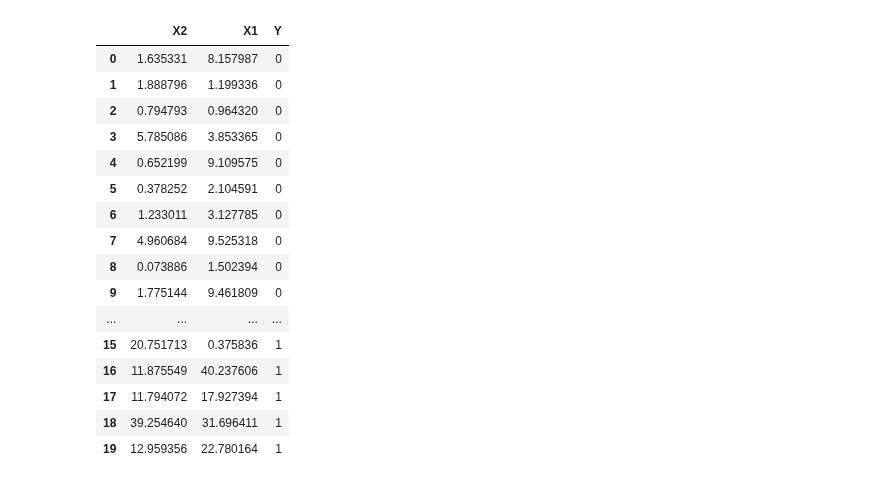
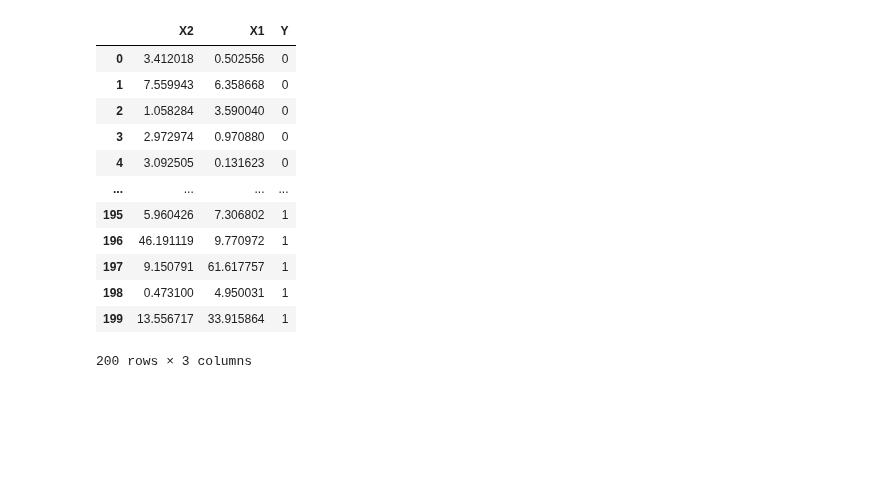
Before and after one commit to alaricespina/Thesis-Repository, a Jupyter notebook: Manual Creation/DeeperANN.ipynb, the cells around one changed output. Cells and saved outputs as stored; diff of their text form; code cells hidden in the pictures; blank space fills up the shorter version.

```diff
--- a/Manual Creation/DeeperANN.ipynb
+++ b/Manual Creation/DeeperANN.ipynb
@@ -5,35 +5,31 @@ import pandas as pd
 # %%
 LO_MULTIP = 5
 HI_MULTIP = 20
-ROWS = 10
+ROWS = 100
 COLS = 2
 
 Lower_Stack = np.abs(np.random.randn(ROWS, COLS) * LO_MULTIP)
 Higher_Stack = np.abs(np.random.randn(ROWS, COLS) * HI_MULTIP)
 X = np.vstack([Lower_Stack, Higher_Stack])
-Y = np.hstack([[0] * 10, [1] * 10])
+Y = np.hstack([[0] * ROWS, [1] * ROWS])
 dataset = pd.DataFrame(X, columns = {"X1", "X2"})
 dataset["Y"] = Y
 
 dataset
 # %% [output]
 |  | X2 | X1 | Y |
-| 0 | 1.635331 | 8.157987 | 0 |
-| 1 | 1.888796 | 1.199336 | 0 |
-| 2 | 0.794793 | 0.964320 | 0 |
-| 3 | 5.785086 | 3.853365 | 0 |
-| 4 | 0.652199 | 9.109575 | 0 |
-| 5 | 0.378252 | 2.104591 | 0 |
-| 6 | 1.233011 | 3.127785 | 0 |
-| 7 | 4.960684 | 9.525318 | 0 |
-| 8 | 0.073886 | 1.502394 | 0 |
-| 9 | 1.775144 | 9.461809 | 0 |
+| 0 | 3.412018 | 0.502556 | 0 |
+| 1 | 7.559943 | 6.358668 | 0 |
+| 2 | 1.058284 | 3.590040 | 0 |
+| 3 | 2.972974 | 0.970880 | 0 |
+| 4 | 3.092505 | 0.131623 | 0 |
 | ... | ... | ... | ... |
-| 15 | 20.751713 | 0.375836 | 1 |
-| 16 | 11.875549 | 40.237606 | 1 |
-| 17 | 11.794072 | 17.927394 | 1 |
-| 18 | 39.254640 | 31.696411 | 1 |
-| 19 | 12.959356 | 22.780164 | 1 |
+| 195 | 5.960426 | 7.306802 | 1 |
+| 196 | 46.191119 | 9.770972 | 1 |
+| 197 | 9.150791 | 61.617757 | 1 |
+| 198 | 0.473100 | 4.950031 | 1 |
+| 199 | 13.556717 | 33.915864 | 1 |
+200 rows × 3 columns
 # %%
 plt.plot(dataset, label="Inline Label")
 plt.legend(["X2", "X1", "Y"])
```
Also changed, not shown: parts of 7 cells of this notebook, 1 other file.
